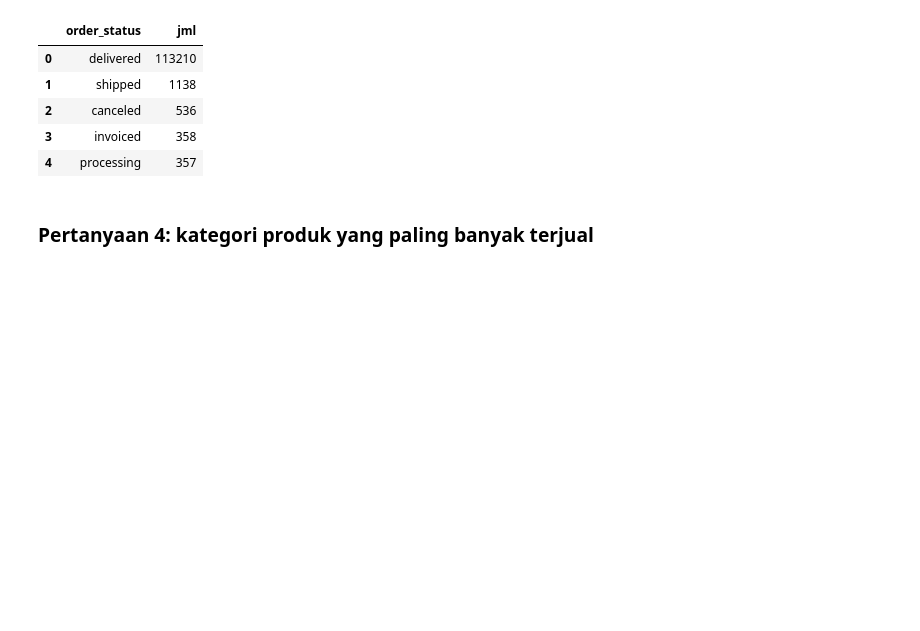
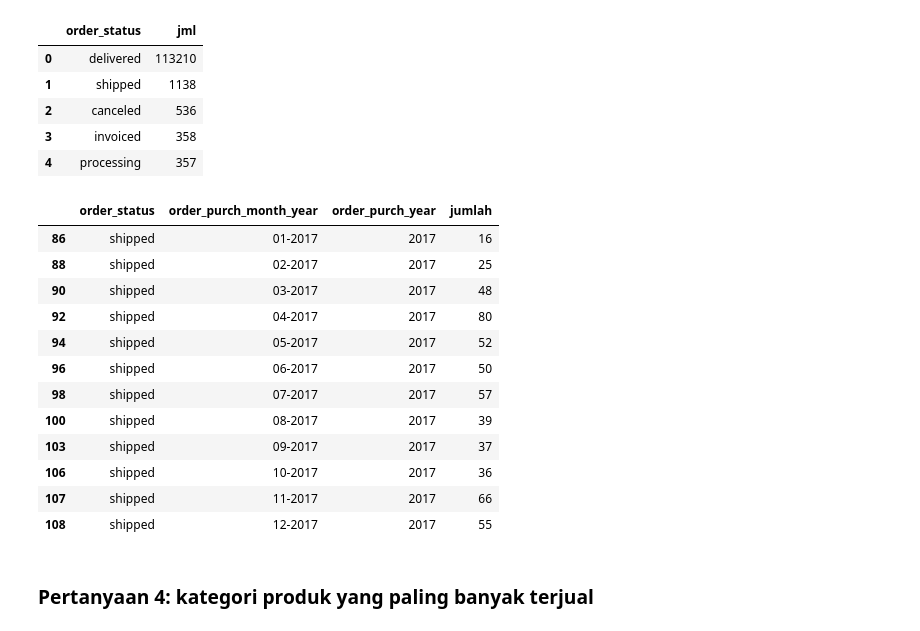
Before and after one commit to muhamadInsan/da-with-python-dicoding-submission, a Jupyter notebook: notebook.ipynb, the cells around one changed output. Cells and saved outputs as stored; diff of their text form; code cells hidden in the pictures; blank space fills up the shorter version.

Commit message:
add filter for chart order status

```diff
--- a/notebook.ipynb
+++ b/notebook.ipynb
@@ -858,6 +882,52 @@ status_order.head()
 # %%
 fig = px.pie(status_order, values='jml', names='order_status', color_discrete_sequence=px.colors.sequential.RdBu)
 fig.show()
+# %%
+all_dataset['order_purch_month_year'] = all_dataset['order_purchase_timestamp'].dt.strftime('%m-%Y')
+all_dataset['order_purch_year'] = all_dataset.loc[:,'order_purchase_timestamp'].dt.year
+
+df2 = all_dataset.groupby(by=['order_status',
+                'order_purch_month_year',
+                'order_purch_year']).agg({'order_id':'count'}).reset_index().rename(columns={'order_id':'jumlah'})
+
+# df2[(df2.order_status == ['shipped','cenceled']) & (df2.order_purch_year == 2017)]
+df2[df2.order_status.isin(['shipped','cenceled']) & (df2.order_purch_year == 2017)]
+
+# def amount_of_order_status(df, year=2017, status=['delivered','shipped']):
+#     df['order_purch_month_year'] = all_dataset['order_purchase_timestamp'].dt.strftime('%m-%Y')
+#     df['order_purch_year'] = all_dataset.loc[:,'order_purchase_timestamp'].dt.year
+
+#     df2 = df.groupby(by=['order_status',
+#                     'order_purch_month_year',
+#                     'order_purch_year']).agg({'order_id':'count'}).sort_values(by='order_purch_month_year').reset_index().rename(columns={'order_id':'jumlah'})
+
+#     return df2[(df2.order_status.isin([status])) & (df2.order_purch_year == year)]
+#     # return df2[df2.order_purch_year == year]
+#     # return df2
+
+
+# fig = px.line(amount_of_order_status(all_dataset[all_dataset.order_purchase_timestamp > '2018-01-01']),
+#               x="order_purch_month_year",
+#               y="jumlah",
+#               color="order_status",
+#               text="jumlah",
+#               title="Purchase Order by Month")
+# fig.update_traces(textposition="bottom right")
+# fig.show()
+# %% [output]
+|  | order_status | order_purch_month_year | order_purch_year | jumlah |
+| 86 | shipped | 01-2017 | 2017 | 16 |
+| 88 | shipped | 02-2017 | 2017 | 25 |
+| 90 | shipped | 03-2017 | 2017 | 48 |
+| 92 | shipped | 04-2017 | 2017 | 80 |
+| 94 | shipped | 05-2017 | 2017 | 52 |
+| 96 | shipped | 06-2017 | 2017 | 50 |
+| 98 | shipped | 07-2017 | 2017 | 57 |
+| 100 | shipped | 08-2017 | 2017 | 39 |
+| 103 | shipped | 09-2017 | 2017 | 37 |
+| 106 | shipped | 10-2017 | 2017 | 36 |
+| 107 | shipped | 11-2017 | 2017 | 66 |
+| 108 | shipped | 12-2017 | 2017 | 55 |
 # %% [markdown]
 ### Pertanyaan 4: kategori produk yang paling banyak terjual
 # %%
```
Also changed, not shown: parts of 31 cells of this notebook, 3 other files.
